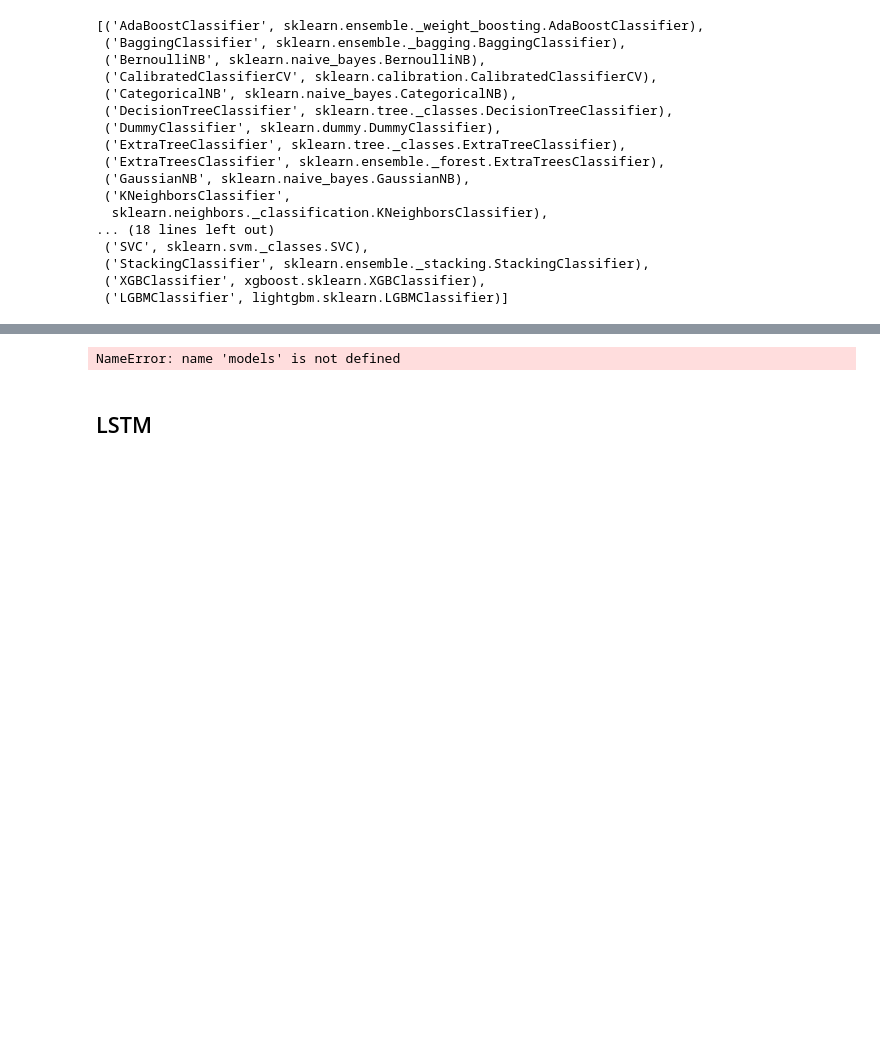
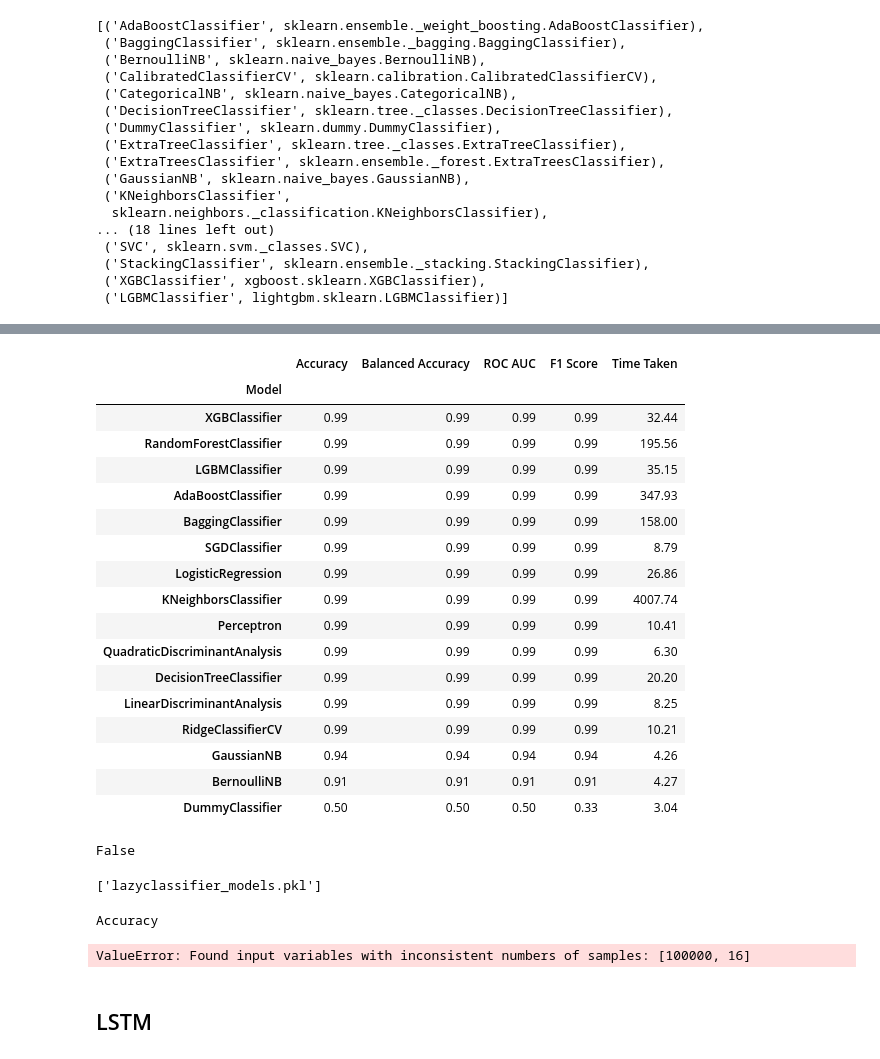
Before and after one commit to Rithuh/Graph-Based-Network-Anomaly-Detection, a Jupyter notebook: Phase2.ipynb, the cells around one changed output, grey strips where cells are left out. Saved outputs shown, nothing was run; the diff lists cells and outputs as text; code cells hidden in the pictures; blank space fills up the shorter version.

```diff
--- a/Phase2.ipynb
+++ b/Phase2.ipynb
@@ -547,9 +545,3 @@ SVC
-# %%
-#SVC
-svc = SVC()
-svc.fit(X_train, y_train)
-y_pred = svc.predict(X_test)
-print(classification_report(y_test,y_pred))
 # %% [markdown]
 Lazy Predict
 # %%
@@ -567,31 +554,24 @@ import sklearn
 import xgboost
 import lightgbm
 
+#Skip SVM
 classifiers = [
  ('AdaBoostClassifier', sklearn.ensemble._weight_boosting.AdaBoostClassifier),
  ('BaggingClassifier', sklearn.ensemble._bagging.BaggingClassifier),
  ('BernoulliNB', sklearn.naive_bayes.BernoulliNB),
- ('CategoricalNB', sklearn.naive_bayes.CategoricalNB),
  ('DecisionTreeClassifier', sklearn.tree._classes.DecisionTreeClassifier),
  ('DummyClassifier', sklearn.dummy.DummyClassifier),
  ('GaussianNB', sklearn.naive_bayes.GaussianNB),
  ('KNeighborsClassifier',  sklearn.neighbors._classification.KNeighborsClassifier),
  ('LinearDiscriminantAnalysis',  sklearn.discriminant_analysis.LinearDiscriminantAnalysis),
- ('LinearSVC', sklearn.svm._classes.LinearSVC),
  ('LogisticRegression', sklearn.linear_model._logistic.LogisticRegression),
- ('NuSVC', sklearn.svm._classes.NuSVC),
- ('PassiveAggressiveClassifier',  sklearn.linear_model._passive_aggressive.PassiveAggressiveClassifier),
  ('Perceptron', sklearn.linear_model._perceptron.Perceptron),
  ('QuadraticDiscriminantAnalysis',  sklearn.discriminant_analysis.QuadraticDiscriminantAnalysis),
  ('RandomForestClassifier', sklearn.ensemble._forest.RandomForestClassifier),
- ('RidgeClassifier', sklearn.linear_model._ridge.RidgeClassifier),
- ('RidgeClassifierCV', sklearn.linear_model._ridge.RidgeClassifierCV),
- ('SGDClassifier', sklearn.linear_model._stochastic_gradient.SGDClassifier),
- ('SVC', sklearn.svm._classes.SVC),
  ('StackingClassifier', sklearn.ensemble._stacking.StackingClassifier),
  ('XGBClassifier', xgboost.sklearn.XGBClassifier),
  ('LGBMClassifier', lightgbm.sklearn.LGBMClassifier)]
-clf = LazyClassifier(verbose=0,ignore_warnings=True, custom_metric=None,classifiers=classifiers)
+clf = LazyClassifier(verbose=1,ignore_warnings=True, custom_metric=None,classifiers=classifiers,predictions=True)
 # %%
 from lazypredict import Supervised
 Supervised.CLASSIFIERS
@@ -622,11 +608,46 @@ Invalid Classifier(s)
-# %%
-#Classification report for lazypredict models
-for model in models:
-    print(model)
-    print(classification_report(y_test, predictions[model]))
-    print('-----------------------------------------------------------------------------------')
-# %% [output]
-NameError: name 'models' is not defined
+# %%
+models
+# %% [output]
+|  | Accuracy | Balanced Accuracy | ROC AUC | F1 Score | Time Taken |
+| Model |  |  |  |  |  |
+| XGBClassifier | 0.99 | 0.99 | 0.99 | 0.99 | 32.44 |
+| RandomForestClassifier | 0.99 | 0.99 | 0.99 | 0.99 | 195.56 |
+| LGBMClassifier | 0.99 | 0.99 | 0.99 | 0.99 | 35.15 |
+| AdaBoostClassifier | 0.99 | 0.99 | 0.99 | 0.99 | 347.93 |
+| BaggingClassifier | 0.99 | 0.99 | 0.99 | 0.99 | 158.00 |
+| SGDClassifier | 0.99 | 0.99 | 0.99 | 0.99 | 8.79 |
+| LogisticRegression | 0.99 | 0.99 | 0.99 | 0.99 | 26.86 |
+| KNeighborsClassifier | 0.99 | 0.99 | 0.99 | 0.99 | 4007.74 |
+| Perceptron | 0.99 | 0.99 | 0.99 | 0.99 | 10.41 |
+| QuadraticDiscriminantAnalysis | 0.99 | 0.99 | 0.99 | 0.99 | 6.30 |
+| DecisionTreeClassifier | 0.99 | 0.99 | 0.99 | 0.99 | 20.20 |
+| LinearDiscriminantAnalysis | 0.99 | 0.99 | 0.99 | 0.99 | 8.25 |
+| RidgeClassifierCV | 0.99 | 0.99 | 0.99 | 0.99 | 10.21 |
+| GaussianNB | 0.94 | 0.94 | 0.94 | 0.94 | 4.26 |
+| BernoulliNB | 0.91 | 0.91 | 0.91 | 0.91 | 4.27 |
+| DummyClassifier | 0.50 | 0.50 | 0.50 | 0.33 | 3.04 |
+# %%
+clf.predictions
+# %% [output]
+False
+# %%
+import joblib
+# Save trained models
+joblib.dump(predictions, 'lazyclassifier_model_predictions.pkl')
+# %% [output]
+['lazyclassifier_models.pkl']
+# %%
+from sklearn.metrics import roc_auc_score
+for model in models:
+    print(model)
+    print(classification_report(y_test, predictions[model]))
+    auc_scores = roc_auc_score(y_test, predictions[model], multi_class='ovr')  # Or multi_class='ovo' for one-vs-one
+    print("AUC Scores for each class:", auc_scores)
+    print('-----------------------------------------------------------------------------------')
+    print('-----------------------------------------------------------------------------------')
+# %% [output]
+Accuracy
+ValueError: Found input variables with inconsistent numbers of samples: [100000, 16]
 # %% [markdown]
 ## LSTM
 # %% [markdown]
```
Also changed, not shown: parts of 3 cells of this notebook, 2 other files.
